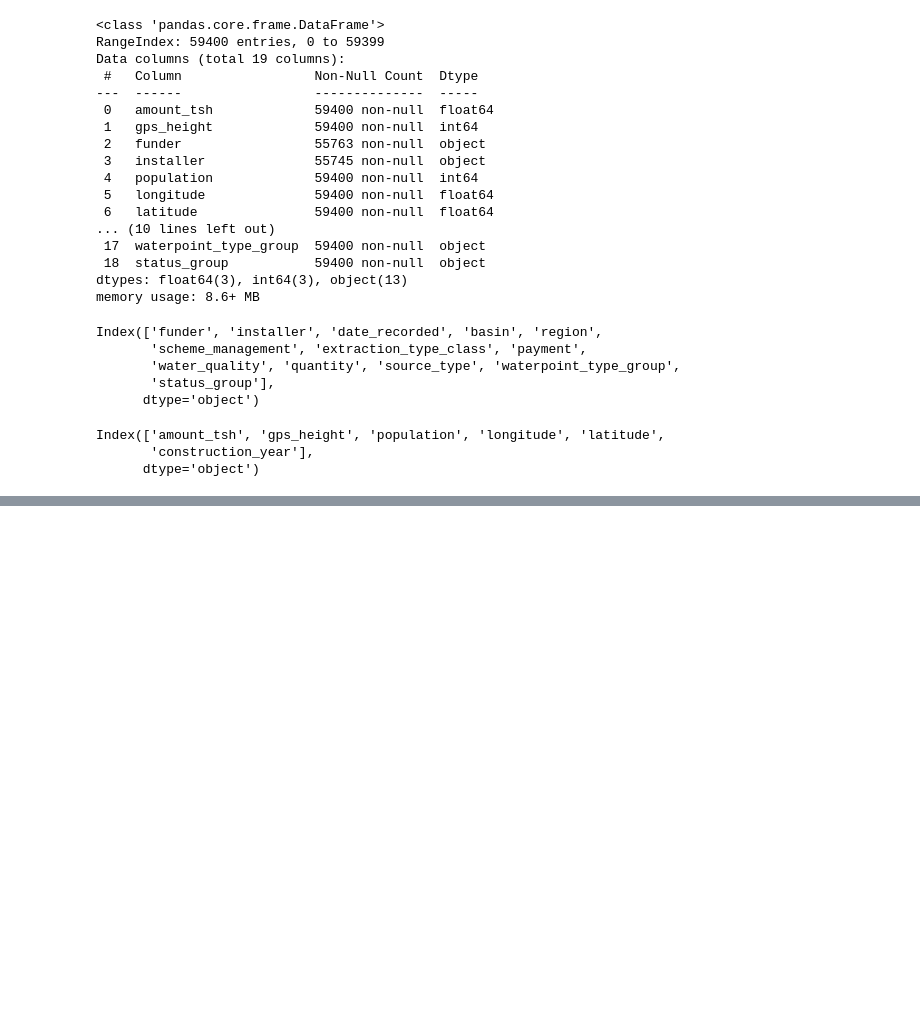
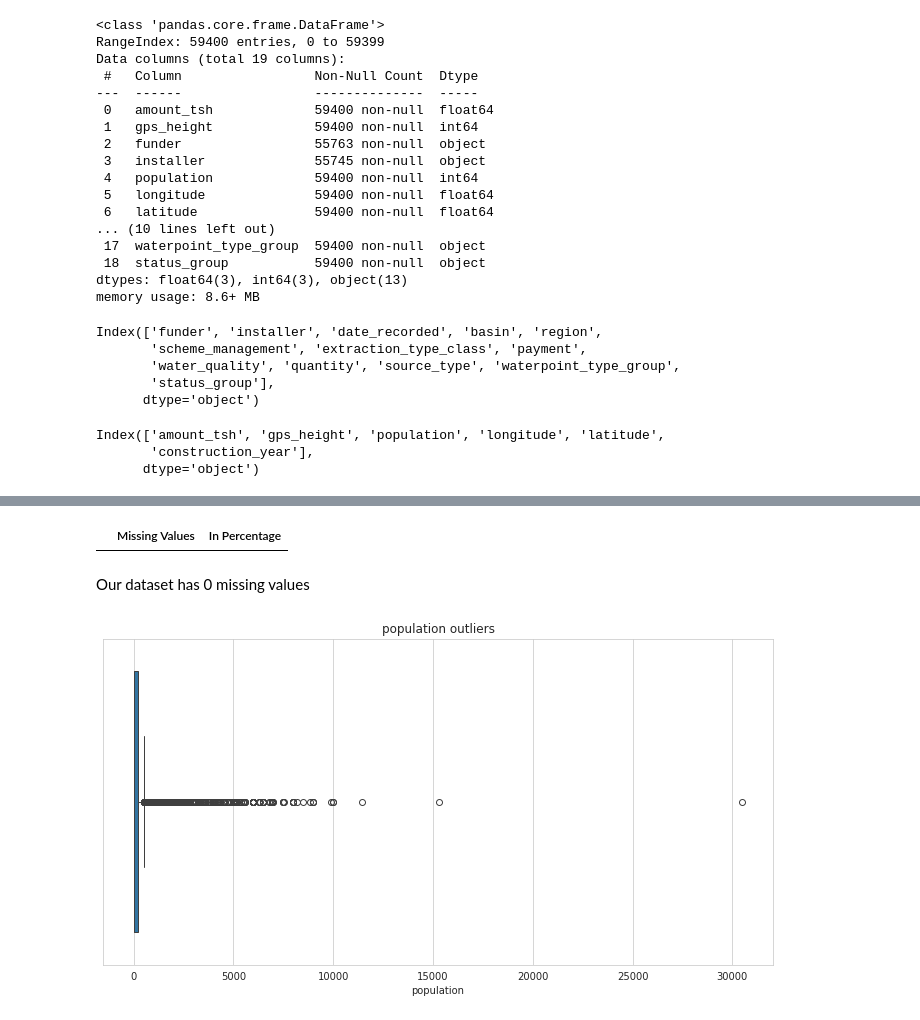
Before and after one commit to AlexIrungu/Tanzania-Wells-Classification-, a Jupyter notebook: index.ipynb, the cells around one changed output, grey strips where cells are left out. Cells and saved outputs as stored; diff of their text form; code cells hidden in the pictures; blank space fills up the shorter version.

Commit message:
cleaned the dataset, dropped duplicates and missing values, checked for outliers , changed column datatypes, starting on EDA

```diff
--- a/index.ipynb
+++ b/index.ipynb
@@ -410,0 +420,3 @@ Index(['amount_tsh', 'gps_height', 'population', 'longitude', 'latitude',
+# %%
+# drop the duplicate values
+tanzania_df.drop_duplicates(inplace=True)
@@ -410,0 +450,3 @@ Index(['amount_tsh', 'gps_height', 'population', 'longitude', 'latitude',
+# %%
+#dropping the rows of columns with missing values
+tanzania_df = tanzania_df.dropna()
@@ -410,0 +462,20 @@ Index(['amount_tsh', 'gps_height', 'population', 'longitude', 'latitude',
+# %%
+# confirming if theres any missing values
+missing_values(tanzania_df)
+# %% [output]
+|  | Missing Values | In Percentage |
+# %% [markdown]
+Our dataset has 0 missing values
+# %%
+# checking for outliers
+sns.set_style('whitegrid')
+
+def box_plot(data, column, hue=None):
+    plt.figure(figsize=(12, 6))
+    sns.boxplot(x=column, data=data, hue=hue)
+    plt.title(f'{column} outliers')
+    plt.show()
+# %%
+box_plot(tanzania_df, 'population')
+# %% [output]
+[figure, added]
```
Also changed, not shown: parts of 14 cells of this notebook.
